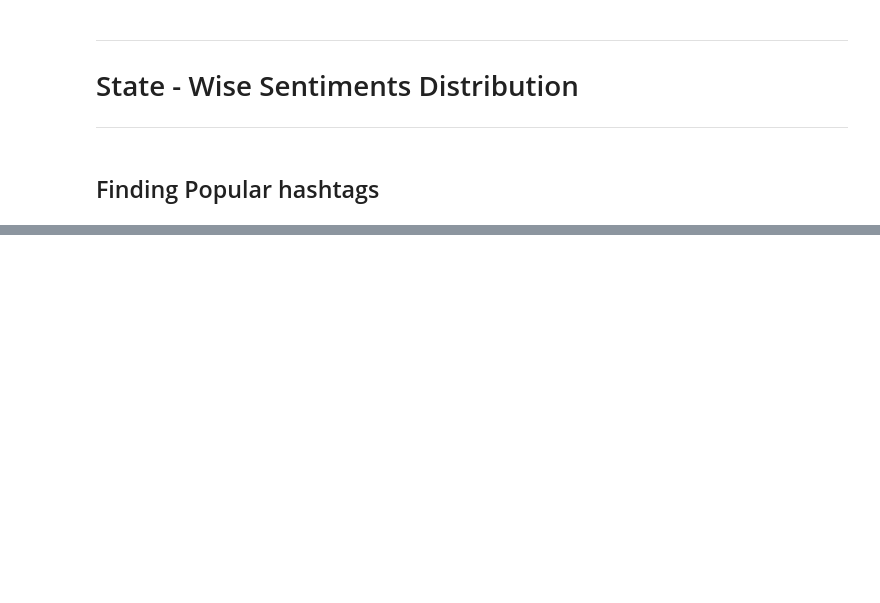
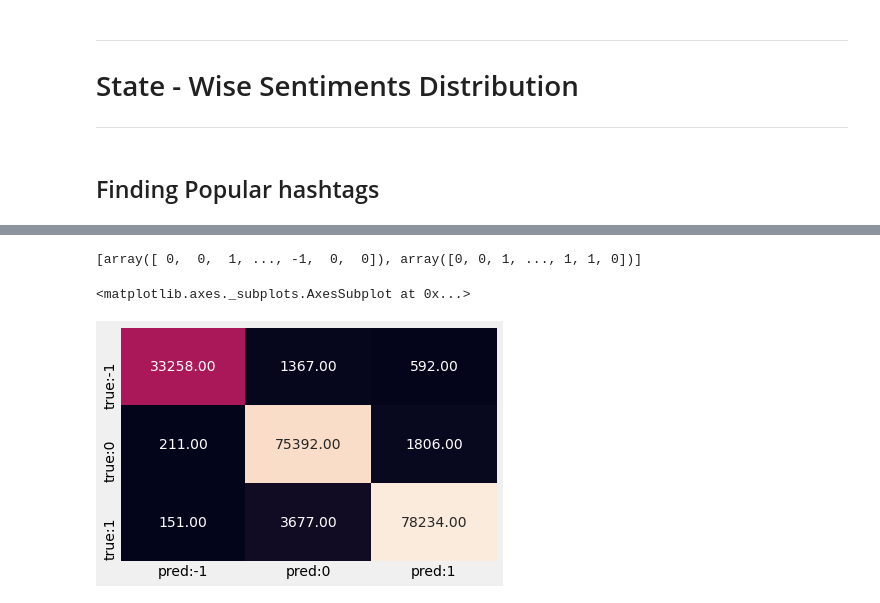
Before and after one commit to amandeep-singh-12/Covid-19-Sentiment-Analysis, a Jupyter notebook: COVID-19-tweet_sentiment_analysis.ipynb, the cells around one changed output, grey strips where cells are left out. Drawn from its saved outputs; the diff is of its cells as text; code cells hidden in the pictures; blank space fills up the shorter version.

```diff
--- a/COVID-19-tweet_sentiment_analysis.ipynb
+++ b/COVID-19-tweet_sentiment_analysis.ipynb
@@ -420,0 +307,3 @@ Number of +1 tweets in  haryana => 3350
+# %%
+X_train, X_test, y_train, y_test = train_test_split(X, y, test_size=0.3, shuffle=False)
+print(f'X_train_shape-->{X_train.shape}; X_test_shape-->{X_test.shape}')
@@ -420,0 +312,9 @@ Number of +1 tweets in  haryana => 3350
+# %%
+def acc_call(y_test, y_pred):
+
+    # Calculating accuracy
+    acc_score = round(accuracy_score(y_test, y_pred)*100, 2)
+    f_one_score = round(f1_score(y_test, y_pred, average='weighted')*100, 2)
+    acc_dict = {'Acc_Score': acc_score, 'F1_Score': f_one_score}
+
+    return acc_dict
@@ -420,0 +374,2 @@ Number of +1 tweets in  haryana => 3350
+# %%
+all_dict = checking_models(X_train, X_test, y_train, y_test)
@@ -420,0 +386,22 @@ Number of +1 tweets in  haryana => 3350
+# %%
+print(all_dict['Decision_Tree_pred'])
+# %% [output]
+[array([ 0,  0,  1, ..., -1,  0,  0]), array([0, 0, 1, ..., 1, 1, 0])]
+# %%
+def con_mat_call(y_test, y_pred):
+
+    # Creating confusion matrix
+    unique_label = np.unique([y_test, y_pred])
+    cmtx = pd.DataFrame(
+        confusion_matrix(y_test, y_pred, labels=unique_label),
+        index=['true:{:}'.format(x) for x in unique_label],
+        columns=['pred:{:}'.format(x) for x in unique_label]
+    )
+
+    return sns.heatmap(cmtx, cbar=False, annot=True, fmt='.2f')
+# %%
+y_pred = all_dict['Decision_Tree_pred'][1]
+con_mat_call(y_test, y_pred)
+# %% [output]
+<matplotlib.axes._subplots.AxesSubplot at 0x...>
+[figure, added]
```
Also changed, not shown: parts of 42 cells of this notebook.
